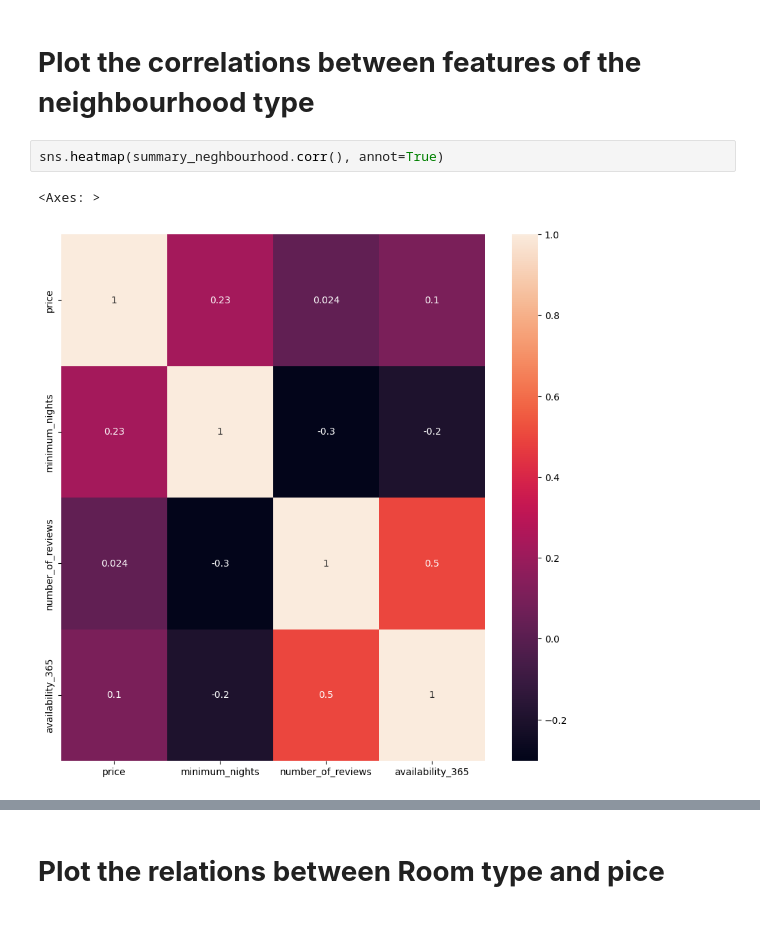
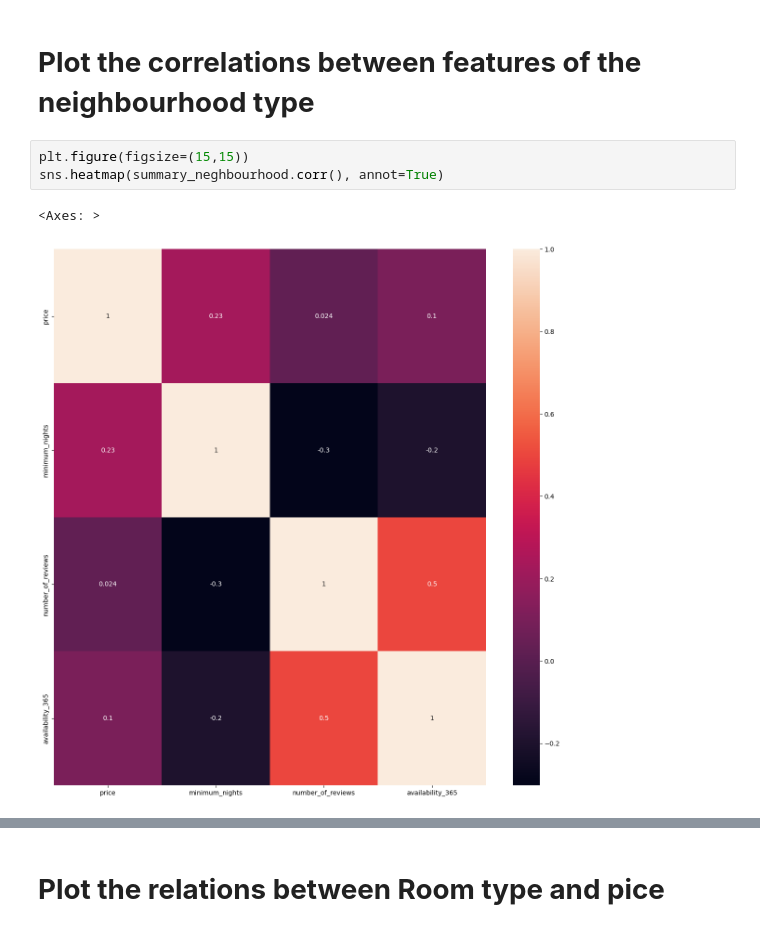
Before and after one commit to ebrahimabdelghfar/AirBnb_data_analysis, a Jupyter notebook: Data.ipynb, the cells around one changed output, grey strips where cells are left out. Drawn from its saved outputs; the diff is of its cells as text.

```diff
--- a/Data.ipynb
+++ b/Data.ipynb
@@ -109,7 +117,8 @@ summary_ROOM.head()
 # %% [markdown]
 # **Plot the correlations between features of the neighbourhood type**
 # %%
+plt.figure(figsize=(15,15))
 sns.heatmap(summary_neghbourhood.corr(), annot=True)
 # %% [output]
 <Axes: >
-[figure, old version]
+[figure, new version]
```
Also changed, not shown: parts of 10 cells of this notebook.
